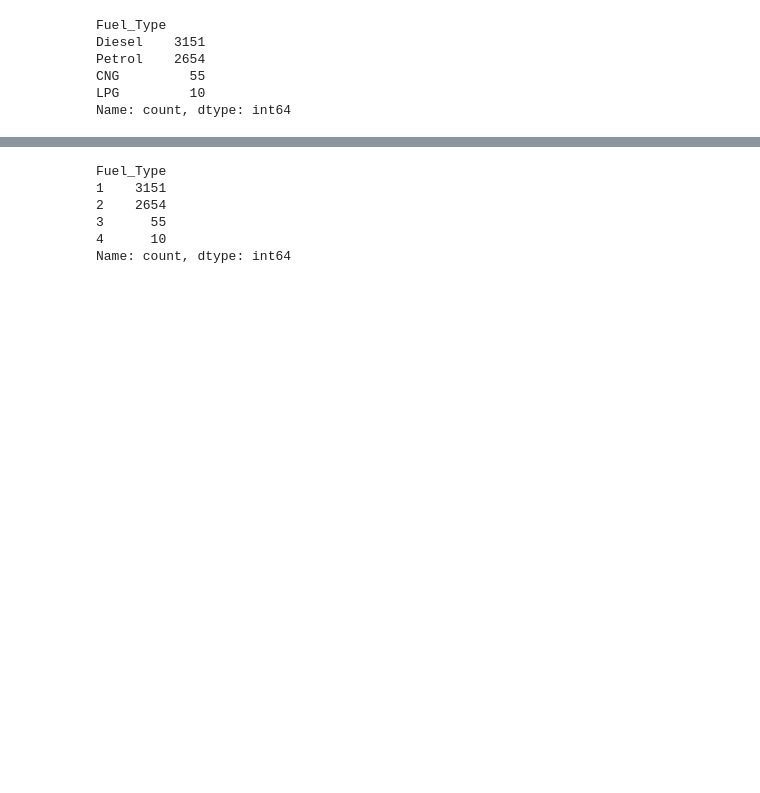
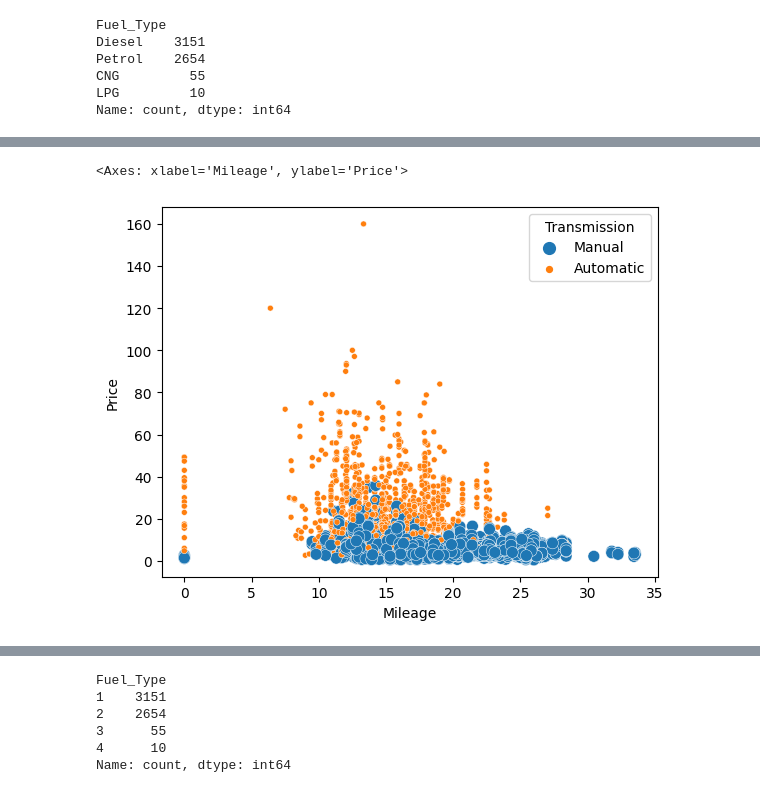
Before and after one commit to Akshay2002Singh/Used-Car-Price-Prediction, a Jupyter notebook: Used_car_price.ipynb, the cells around one changed output, grey strips where cells are left out. Cells and saved outputs as stored; diff of their text form; code cells hidden in the pictures; blank space fills up the shorter version.

```diff
--- a/Used_car_price.ipynb
+++ b/Used_car_price.ipynb
@@ -139,0 +194,7 @@ Name: count, dtype: int64
+# %%
+sns.scatterplot(data=dataset,x='Mileage', y='Price',hue='Transmission',size='Transmission')
+
+# price of automatic transmission is more for same mileage
+# %% [output]
+<Axes: xlabel='Mileage', ylabel='Price'>
+[figure, added]
```
Also changed, not shown: parts of 20 cells of this notebook.
